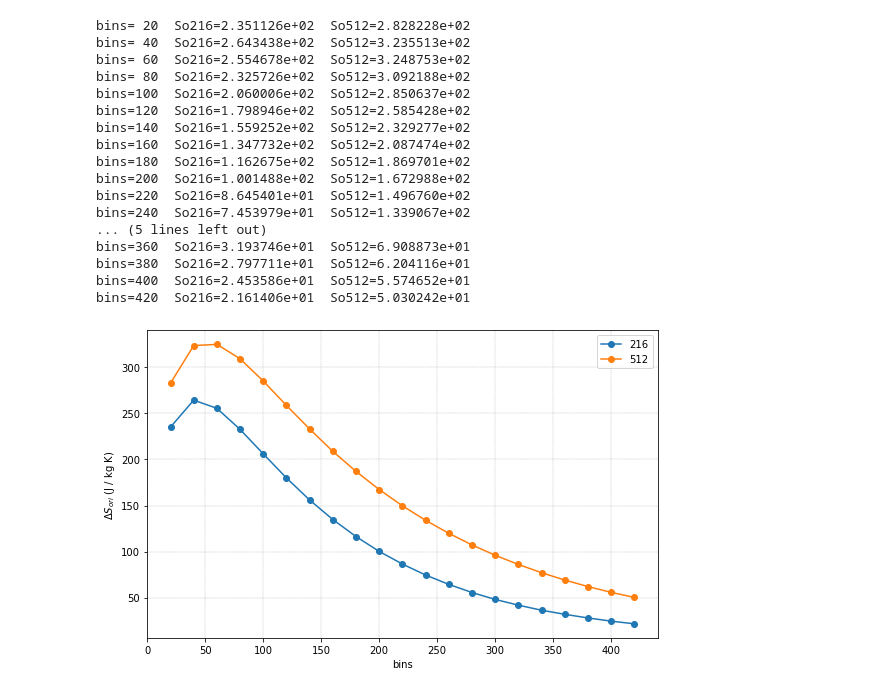
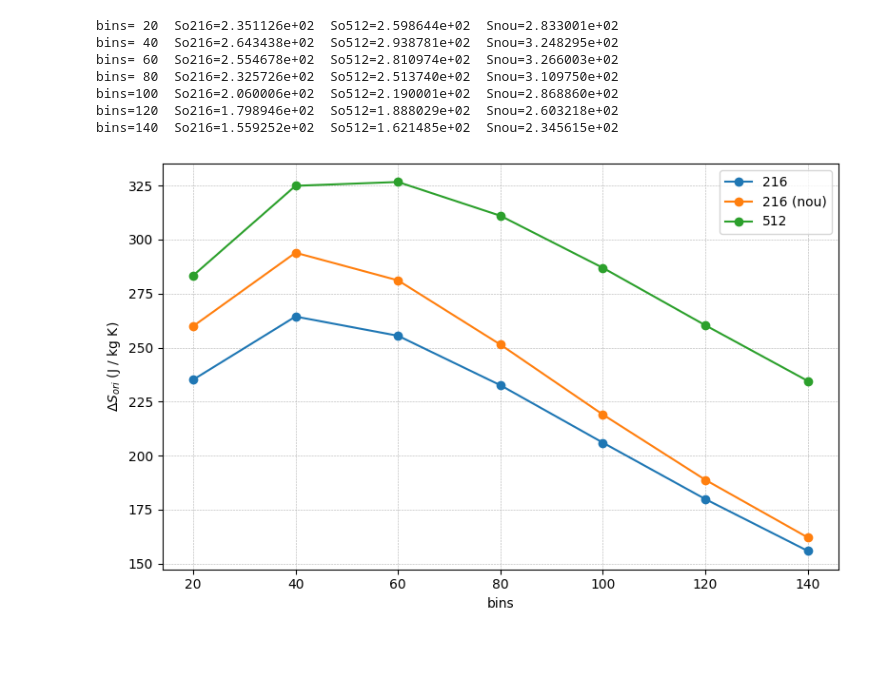
Before and after one commit to aressanu/ENTROPIES-25, a Jupyter notebook: pics_analysis.ipynb, the cells around one changed output. Cells and saved outputs as stored; diff of their text form; code cells hidden in the pictures; blank space fills up the shorter version.

```diff
--- a/pics_analysis.ipynb
+++ b/pics_analysis.ipynb
@@ -1,16 +37,12 @@
 # %%
-import sys, os
-import numpy as np
-import matplotlib.pyplot as plt
-
 # =========================
-# CONSTANTS
+# CONSTANTS I CODIS
 # =========================
 k      = 1.380649e-23
 mmol   = 0.10415        # kg/mol
 nmol   = 512
 NA     = 6.02214076e23
-massa  = mmol / NA   # kg (massa total del sistema)
+massa  = mmol/ NA   # kg (massa molecula del sistema)
 
 
 def entropy_conf(fname, bins=70):
@@ -37,7 +69,7 @@ def entropy_conf(fname, bins=70):
     return S / massa
 
 
-def entropy_ori(fname, bins=70):
+def entropy_ori(fname, bins=100):
     """Entropia orientacional via histograma 3D (theta, phi, psi)."""
     th, phi, psi = [], [], []
     with open(fname) as f:
@@ -62,5 +94,5 @@ def entropy_ori(fname, bins=70):
     A   = Ath * (360 / bins) * (360 / bins)
     p   = hist * A
     S   = -k * np.sum(p[p > 0] * np.log(p[p > 0]))
-    return S / massa * nmol
+    return S / massa
 # %%
@@ -400,66 +256,64 @@ FileNotFoundError: [Errno 2] No such file or directory: '/Users/aressanuylatorre
 # %%
 def compare_entropy_ori_by_bins(bins_list,
-                                file_216_a,
-                                file_216_b,
-                                file_512_a,
-                                file_512_b):
+                                file_216_a, file_216_b,
+                                file_512_a, file_512_b,
+                                file_nou_a, file_nou_b):
     So216 = []
     So512 = []
+    Snou  = []
     for b in bins_list:
         S216_a = entropy_ori(file_216_a, bins=b)
         S216_b = entropy_ori(file_216_b, bins=b)
         So216.append(S216_a - S216_b)
 
         S512_a = entropy_ori(file_512_a, bins=b)
         S512_b = entropy_ori(file_512_b, bins=b)
         So512.append(S512_a - S512_b)
 
-    return np.array(So216), np.array(So512)
+        Snou_a = entropy_ori(file_nou_a, bins=b)
+        Snou_b = entropy_ori(file_nou_b, bins=b)
+        Snou.append(Snou_a - Snou_b)
 
-bins_list = np.arange(20, 421, 20)
+    return np.array(So216), np.array(So512), np.array(Snou)
 
-file_216_a = "/Users/aressanuylatorre/Desktop/doc/NPG/ang_fix_NPG_305.dat"
-file_216_b = "/Users/aressanuylatorre/Desktop/doc/NPG/ang_fix_NPG_300.dat"
-file_512_a = "/Users/aressanuylatorre/Desktop/doc/newNPG/files/ang_ori_305_1_2.dat"
-file_512_b = "/Users/aressanuylatorre/Desktop/doc/newNPG/files/ang_ori_300_1_2.dat"
+bins_list = np.arange(20, 151, 20)
 
-So216, So512 = compare_entropy_ori_by_bins(
+file_216_a = antic_abans(305, 1)
+file_216_b = antic_abans(300, 1)
+file_512_a = "/home/aressanuy/Desktop/doc/NPG/entropianou/antic/ang_ori_0_305.dat"
+file_512_b = "/home/aressanuy/Desktop/doc/NPG/entropianou/antic/ang_ori_0_300.dat"
+file_nou_a = nou_abans(305, 1)
+file_nou_b = nou_abans(300, 1)
+
+So216, So512, Snou = compare_entropy_ori_by_bins(
     bins_list,
     file_216_a, file_216_b,
-    file_512_a, file_512_b
+    file_512_a, file_512_b,
+    file_nou_a, file_nou_b
 )
 
-for b, s216, s512 in zip(bins_list, So216, So512):
-    print(f"bins={b:3d}  So216={s216:.6e}  So512={s512:.6e}")
+for b, s216, s512, snou in zip(bins_list, So216, So512, Snou):
+    print(f"bins={b:3d}  So216={s216:.6e}  So512={s512:.6e}  Snou={snou:.6e}")
 
-plt.figure(figsize=(8,5))
+plt.figure(figsize=(8, 5))
 plt.plot(bins_list, So216, '-o', label='216')
-plt.plot(bins_list, So512, '-o', label='512')
+plt.plot(bins_list, So512, '-o', label='216 (nou)')
+plt.plot(bins_list, Snou,  '-o', label='512')
 plt.xlabel('bins')
 plt.ylabel(r'$\Delta S_{ori}$ (J / kg K)')
 plt.legend()
 plt.grid(True, ls='--', lw=0.4)
 plt.tight_layout()
 plt.show()
 # %% [output]
-bins= 20  So216=2.351126e+02  So512=2.828228e+02
-bins= 40  So216=2.643438e+02  So512=3.235513e+02
-bins= 60  So216=2.554678e+02  So512=3.248753e+02
-bins= 80  So216=2.325726e+02  So512=3.092188e+02
-bins=100  So216=2.060006e+02  So512=2.850637e+02
-bins=120  So216=1.798946e+02  So512=2.585428e+02
-bins=140  So216=1.559252e+02  So512=2.329277e+02
-bins=160  So216=1.347732e+02  So512=2.087474e+02
-bins=180  So216=1.162675e+02  So512=1.869701e+02
-bins=200  So216=1.001488e+02  So512=1.672988e+02
-bins=220  So216=8.645401e+01  So512=1.496760e+02
-bins=240  So216=7.453979e+01  So512=1.339067e+02
-... (5 lines left out)
-bins=360  So216=3.193746e+01  So512=6.908873e+01
-bins=380  So216=2.797711e+01  So512=6.204116e+01
-bins=400  So216=2.453586e+01  So512=5.574652e+01
-bins=420  So216=2.161406e+01  So512=5.030242e+01
+bins= 20  So216=2.351126e+02  So512=2.598644e+02  Snou=2.833001e+02
+bins= 40  So216=2.643438e+02  So512=2.938781e+02  Snou=3.248295e+02
+bins= 60  So216=2.554678e+02  So512=2.810974e+02  Snou=3.266003e+02
+bins= 80  So216=2.325726e+02  So512=2.513740e+02  Snou=3.109750e+02
+bins=100  So216=2.060006e+02  So512=2.190001e+02  Snou=2.868860e+02
+bins=120  So216=1.798946e+02  So512=1.888029e+02  Snou=2.603218e+02
+bins=140  So216=1.559252e+02  So512=1.621485e+02  Snou=2.345615e+02
-[figure, old version]
+[figure, new version]
 # %%
 def entropy_ori_with_error(fname, bins=70):
     """Entropia orientacional + error estadístic."""
```
Also changed, not shown: parts of 11 cells of this notebook.
